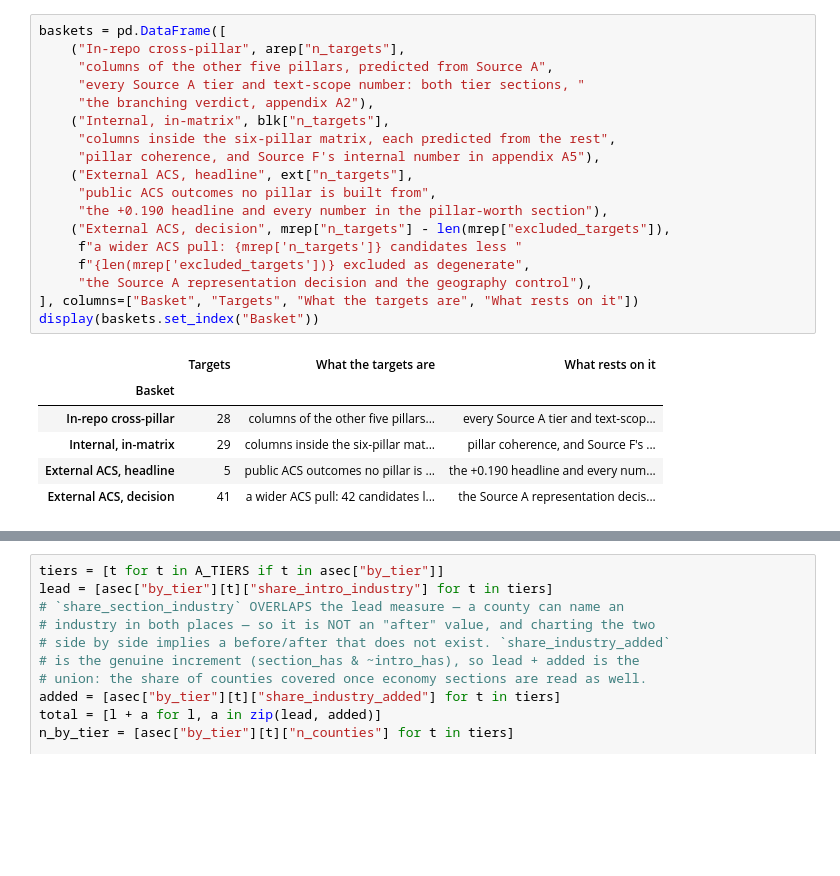
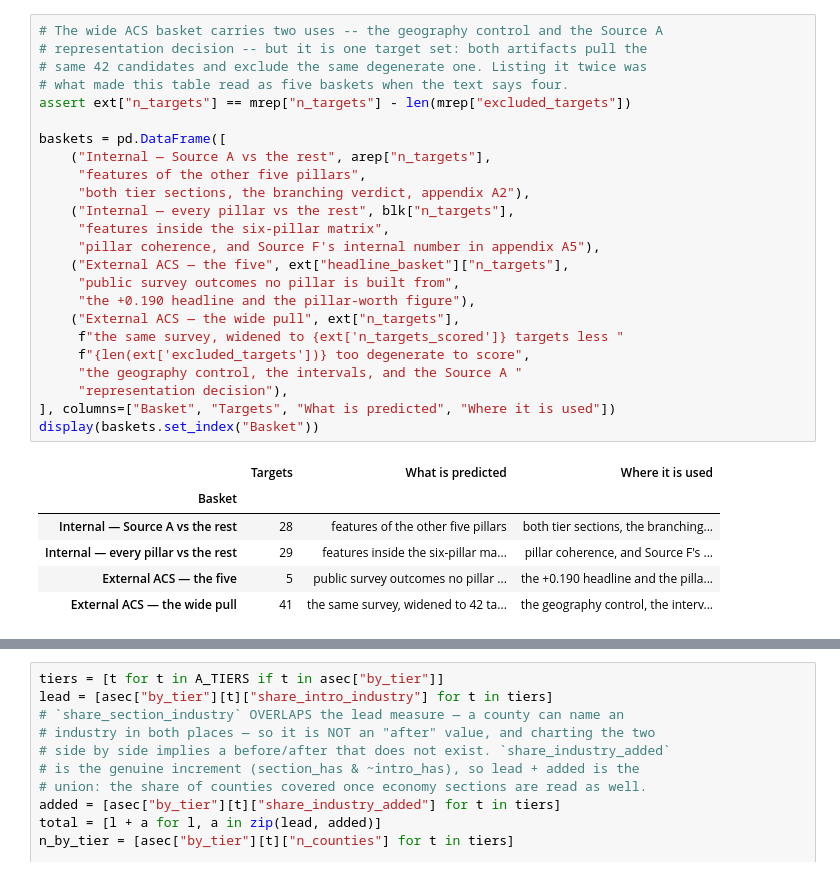
Before and after one commit to Max-Garcia-06/macro_embeddings, a Jupyter notebook: analysis-output/E_macro_pillar_worth_2026-08-13.ipynb, the cells around one changed output, grey strips where cells are left out. Drawn from its saved outputs; the diff is of its cells as text; blank space fills up the shorter version.

```diff
--- a/analysis-output/E_macro_pillar_worth_2026-08-13.ipynb
+++ b/analysis-output/E_macro_pillar_worth_2026-08-13.ipynb
@@ -215,28 +213,34 @@ quoted, and nothing below is ever read across rows of this table.
 # %%
+# The wide ACS basket carries two uses -- the geography control and the Source A
+# representation decision -- but it is one target set: both artifacts pull the
+# same 42 candidates and exclude the same degenerate one. Listing it twice was
+# what made this table read as five baskets when the text says four.
+assert ext["n_targets"] == mrep["n_targets"] - len(mrep["excluded_targets"])
+
 baskets = pd.DataFrame([
-    ("In-repo cross-pillar", arep["n_targets"],
-     "columns of the other five pillars, predicted from Source A",
-     "every Source A tier and text-scope number: both tier sections, "
-     "the branching verdict, appendix A2"),
-    ("Internal, in-matrix", blk["n_targets"],
-     "columns inside the six-pillar matrix, each predicted from the rest",
+    ("Internal — Source A vs the rest", arep["n_targets"],
+     "features of the other five pillars",
+     "both tier sections, the branching verdict, appendix A2"),
+    ("Internal — every pillar vs the rest", blk["n_targets"],
+     "features inside the six-pillar matrix",
      "pillar coherence, and Source F's internal number in appendix A5"),
-    ("External ACS, headline", ext["n_targets"],
-     "public ACS outcomes no pillar is built from",
-     "the +0.190 headline and every number in the pillar-worth section"),
-    ("External ACS, decision", mrep["n_targets"] - len(mrep["excluded_targets"]),
-     f"a wider ACS pull: {mrep['n_targets']} candidates less "
-     f"{len(mrep['excluded_targets'])} excluded as degenerate",
-     "the Source A representation decision and the geography control"),
-], columns=["Basket", "Targets", "What the targets are", "What rests on it"])
+    ("External ACS — the five", ext["headline_basket"]["n_targets"],
+     "public survey outcomes no pillar is built from",
+     "the +0.190 headline and the pillar-worth figure"),
+    ("External ACS — the wide pull", ext["n_targets"],
+     f"the same survey, widened to {ext['n_targets_scored']} targets less "
+     f"{len(ext['excluded_targets'])} too degenerate to score",
+     "the geography control, the intervals, and the Source A "
+     "representation decision"),
+], columns=["Basket", "Targets", "What is predicted", "Where it is used"])
 display(baskets.set_index("Basket"))
 # %% [output]
-|  | Targets | What the targets are | What rests on it |
+|  | Targets | What is predicted | Where it is used |
 | Basket |  |  |  |
-| In-repo cross-pillar | 28 | columns of the other five pillars... | every Source A tier and text-scop... |
-| Internal, in-matrix | 29 | columns inside the six-pillar mat... | pillar coherence, and Source F's ... |
-| External ACS, headline | 5 | public ACS outcomes no pillar is ... | the +0.190 headline and every num... |
-| External ACS, decision | 41 | a wider ACS pull: 42 candidates l... | the Source A representation decis... |
+| Internal — Source A vs the rest | 28 | features of the other five pillars | both tier sections, the branching... |
+| Internal — every pillar vs the rest | 29 | features inside the six-pillar ma... | pillar coherence, and Source F's ... |
+| External ACS — the five | 5 | public survey outcomes no pillar ... | the +0.190 headline and the pilla... |
+| External ACS — the wide pull | 41 | the same survey, widened to 42 ta... | the geography control, the interv... |
 # %% [markdown]
 **One of them is not always complete.** Within-tier scores on the in-repo basket
 use 21 of its 28 targets for the stub tier: seven BLS location quotients
```
Also changed, not shown: parts of 36 cells of this notebook, 3 other files.
